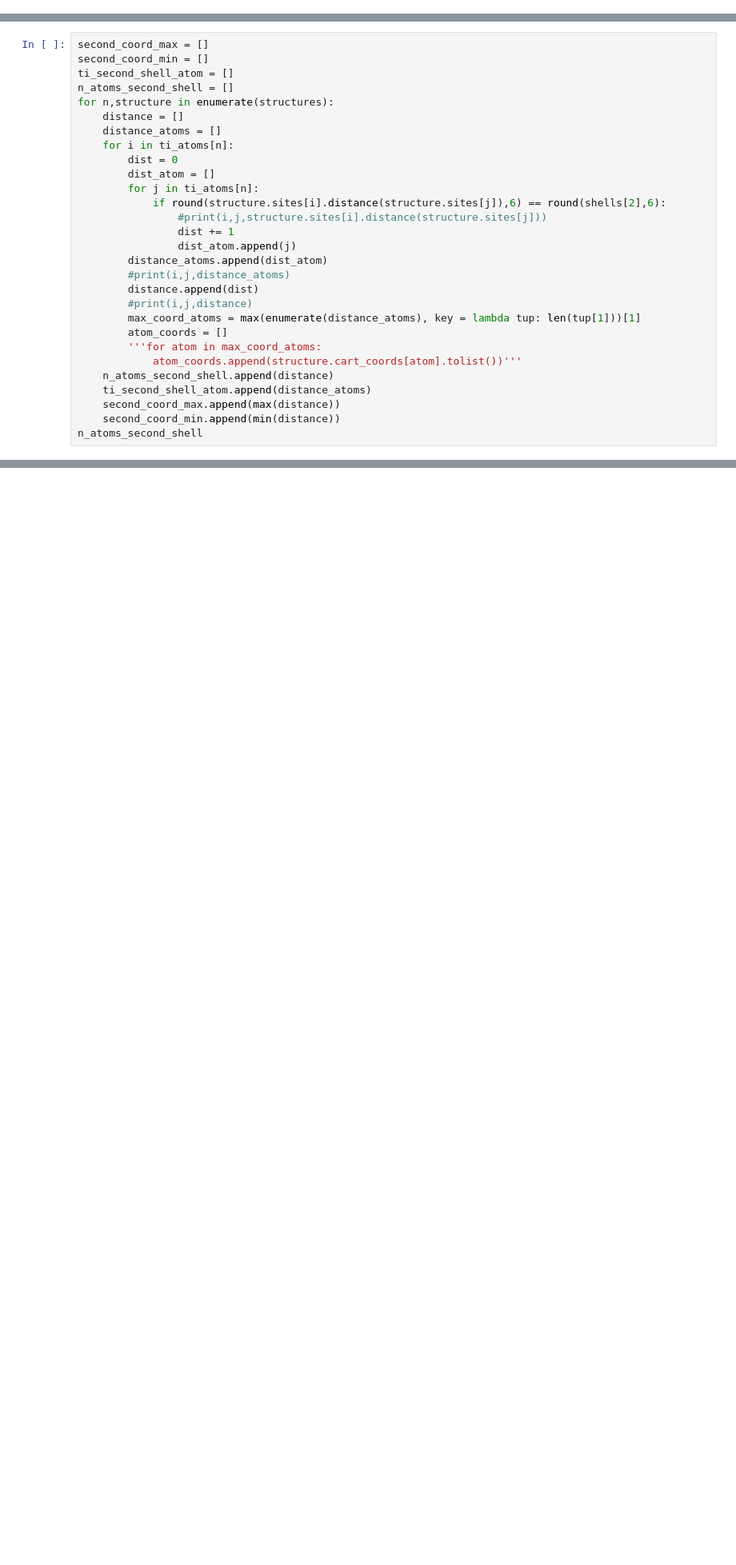
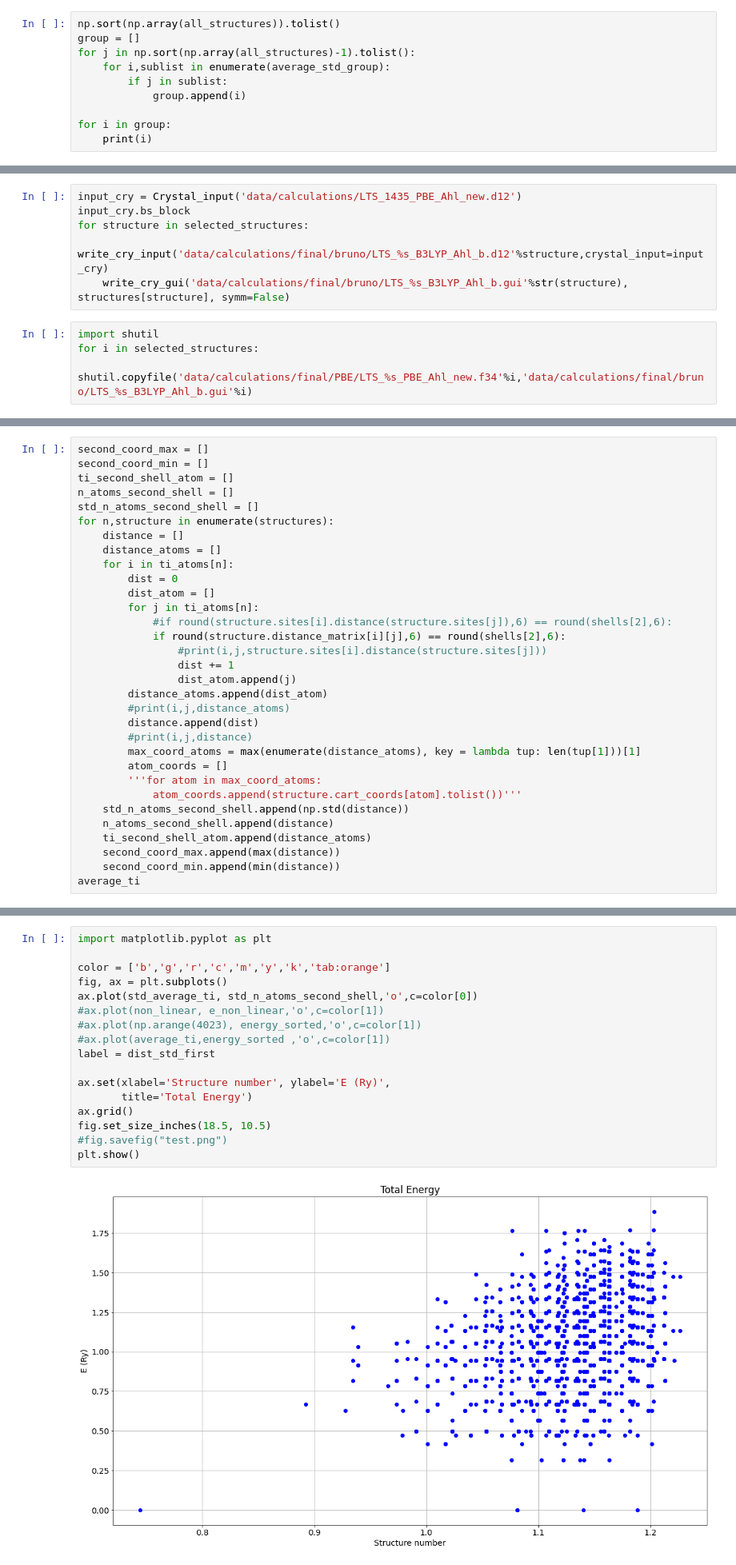
Before and after one commit to cmsg-icl/solid-solutions, a Jupyter notebook: Structure_analysis.ipynb, the cells around one changed output, grey strips where cells are left out. Shown at 80% size. Saved outputs shown, nothing was run; the diff lists cells and outputs as text; blank space fills up the shorter version.

```diff
--- a/Structure_analysis.ipynb
+++ b/Structure_analysis.ipynb
@@ -160,0 +331,10 @@ for n,structure in enumerate(structures):
+# %%
+np.sort(np.array(all_structures)).tolist()
+group = []
+for j in np.sort(np.array(all_structures)-1).tolist():
+    for i,sublist in enumerate(average_std_group):
+        if j in sublist:
+            group.append(i)
+
+for i in group:
+    print(i)
@@ -160,0 +359,10 @@ for n,structure in enumerate(structures):
+# %%
+input_cry = Crystal_input('data/calculations/LTS_1435_PBE_Ahl_new.d12')
+input_cry.bs_block
+for structure in selected_structures:
+    write_cry_input('data/calculations/final/bruno/LTS_%s_B3LYP_Ahl_b.d12'%structure,crystal_input=input_cry)
+    write_cry_gui('data/calculations/final/bruno/LTS_%s_B3LYP_Ahl_b.gui'%str(structure), structures[structure], symm=False)
+# %%
+import shutil
+for i in selected_structures:
+    shutil.copyfile('data/calculations/final/PBE/LTS_%s_PBE_Ahl_new.f34'%i,'data/calculations/final/bruno/LTS_%s_B3LYP_Ahl_b.gui'%i)
@@ -205,6 +411,7 @@ second_coord_max = []
 second_coord_min = []
 ti_second_shell_atom = []
 n_atoms_second_shell = []
+std_n_atoms_second_shell = []
 for n,structure in enumerate(structures):
     distance = []
     distance_atoms = []
@@ -212,7 +419,8 @@ for n,structure in enumerate(structures):
         dist = 0
         dist_atom = []
         for j in ti_atoms[n]:
-            if round(structure.sites[i].distance(structure.sites[j]),6) == round(shells[2],6):
+            #if round(structure.sites[i].distance(structure.sites[j]),6) == round(shells[2],6):
+            if round(structure.distance_matrix[i][j],6) == round(shells[2],6):
                 #print(i,j,structure.sites[i].distance(structure.sites[j]))
                 dist += 1
                 dist_atom.append(j)
@@ -224,8 +432,9 @@ for n,structure in enumerate(structures):
         atom_coords = []
         '''for atom in max_coord_atoms:
             atom_coords.append(structure.cart_coords[atom].tolist())'''
+    std_n_atoms_second_shell.append(np.std(distance))
     n_atoms_second_shell.append(distance)
     ti_second_shell_atom.append(distance_atoms)
     second_coord_max.append(max(distance))
     second_coord_min.append(min(distance))
-n_atoms_second_shell
+average_ti
@@ -375,0 +453,19 @@ np.unique(np.array(n_atoms_second_fourth_shell),axis=0,return_counts=True,return
+# %%
+import matplotlib.pyplot as plt
+
+color = ['b','g','r','c','m','y','k','tab:orange']
+fig, ax = plt.subplots()
+ax.plot(std_average_ti, std_n_atoms_second_shell,'o',c=color[0])
+#ax.plot(non_linear, e_non_linear,'o',c=color[1])
+#ax.plot(np.arange(4023), energy_sorted,'o',c=color[1])
+#ax.plot(average_ti,energy_sorted ,'o',c=color[1])
+label = dist_std_first
+
+ax.set(xlabel='Structure number', ylabel='E (Ry)',
+       title='Total Energy')
+ax.grid()
+fig.set_size_inches(18.5, 10.5)
+#fig.savefig("test.png")
+plt.show()
+# %% [output]
+[figure, added]
```
Also changed, not shown: parts of 135 cells of this notebook.
